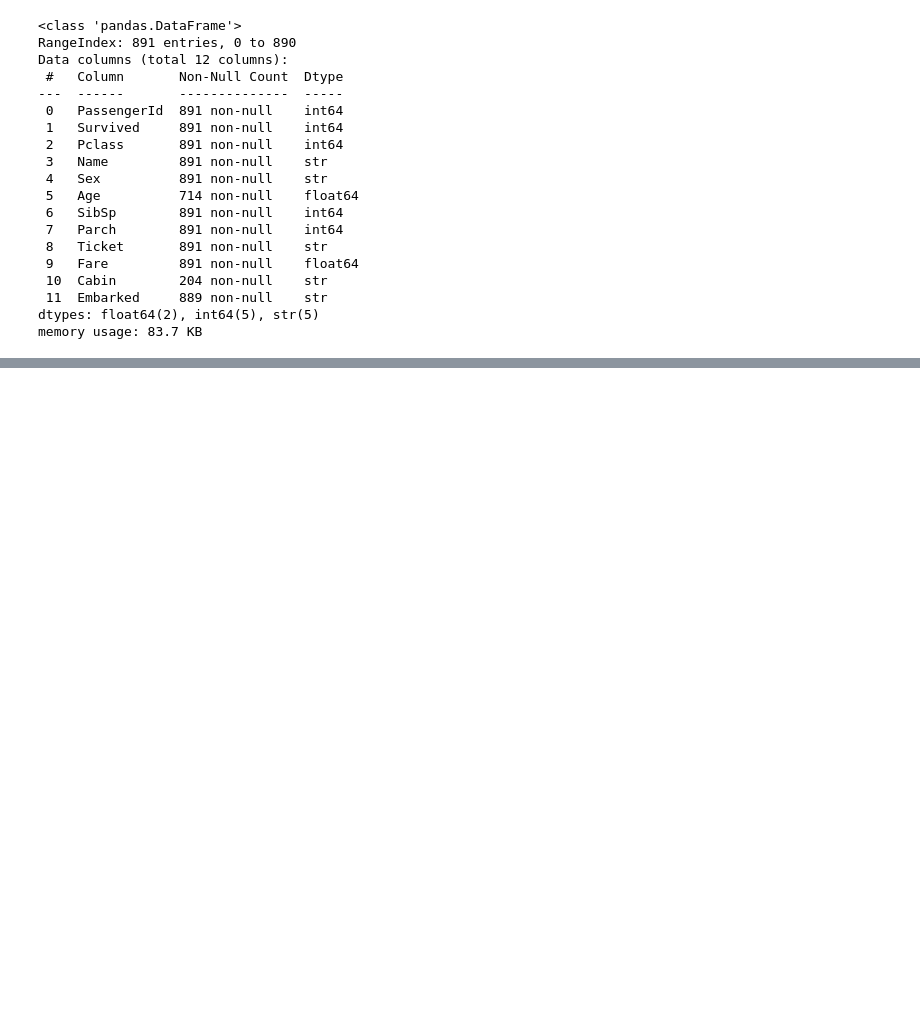
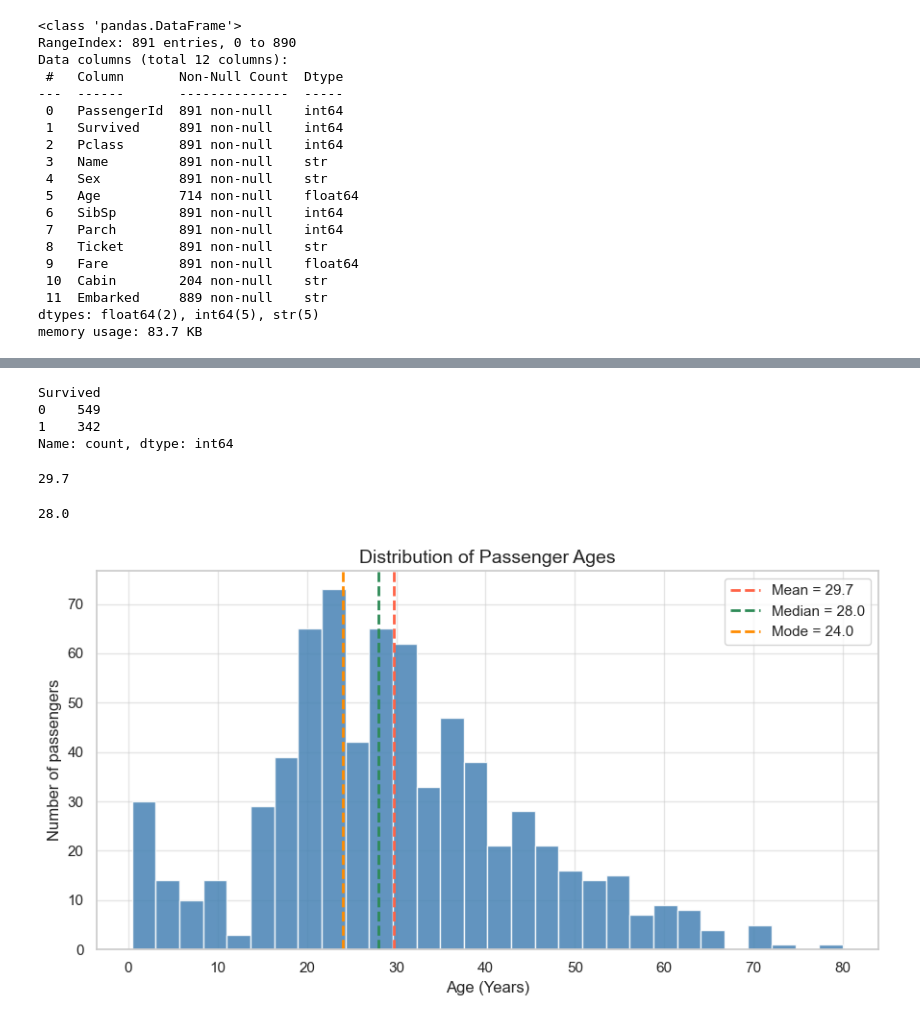
Before and after one commit to dev-mileba/Baraka-2026, a Jupyter notebook: month_2_week_4.ipynb, the cells around one changed output, grey strips where cells are left out. Cells and saved outputs as stored; diff of their text form; code cells hidden in the pictures; blank space fills up the shorter version.

```diff
--- a/month_2_week_4.ipynb
+++ b/month_2_week_4.ipynb
@@ -68,0 +80,41 @@ memory usage: 83.7 KB
+# %%
+df['Survived'].value_counts()
+# df['Sex'].value_counts()
+# %% [output]
+Survived
+0    549
+1    342
+Name: count, dtype: int64
+# %%
+age = df['Age']
+# %%
+mean_age = round(df['Age'].mean(),1)
+print(mean_age)
+# %% [output]
+29.7
+# %%
+median_age = df['Age'].median()
+print(median_age)
+# %% [output]
+28.0
+# %%
+modal_age = df['Age'].mode()[0]
+# print(modal_age)
+# %%
+# Measure of center
+
+fig, ax = plt.subplots()
+
+ax.hist(age, bins=30, color='steelblue', edgecolor='white', alpha=0.85)
+ax.axvline(mean_age, color='tomato', linestyle='--', linewidth=2, label=f'Mean = {mean_age:.1f}')
+ax.axvline(median_age, color='seagreen', linestyle='--', linewidth=2, label=f'Median = {median_age:.1f}')
+ax.axvline(modal_age, color='darkorange', linestyle='--', linewidth=2, label=f'Mode = {modal_age:.1f}')
+
+ax.set_title('Distribution of Passenger Ages', fontsize=14)
+ax.set_xlabel('Age (Years)')
+ax.set_ylabel('Number of passengers')
+ax.legend()
+plt.tight_layout()
+plt.show()
+# %% [output]
+[figure, added]
```
Also changed, not shown: parts of 11 cells of this notebook.
